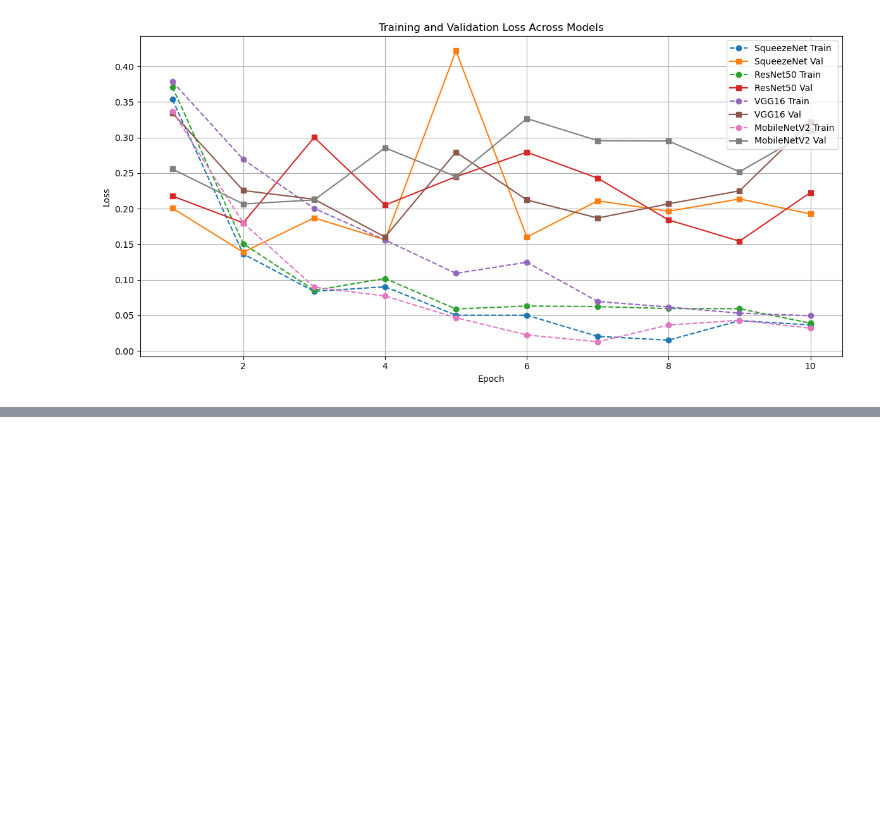
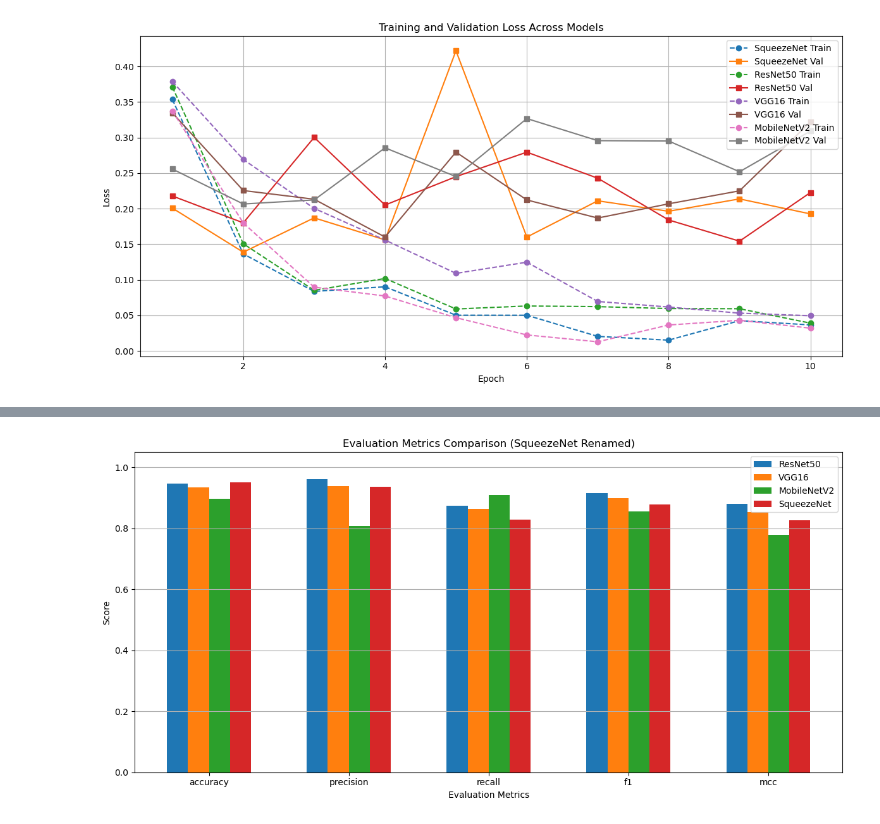
Before and after one commit to SpoorthiKalakuntla/BreastCancerDetection, a Jupyter notebook: CMRConference.ipynb, the cells around one changed output, grey strips where cells are left out. Cells and saved outputs as stored; diff of their text form; code cells hidden in the pictures; blank space fills up the shorter version.

```diff
--- a/CMRConference.ipynb
+++ b/CMRConference.ipynb
@@ -923,0 +952,38 @@ plot_all_models(results)
+# %%
+if "DenseNet121" in evaluation_results:
+    evaluation_results["SqueezeNet"] = evaluation_results.pop("DenseNet121")
+# %%
+import matplotlib.pyplot as plt
+import numpy as np
+
+def plot_grouped_bar_chart(data_dict, title):
+    metrics = list(next(iter(data_dict.values())).keys())
+    models = list(data_dict.keys())
+    num_metrics = len(metrics)
+    num_models = len(models)
+
+    # Set position of bars on X axis
+    bar_width = 0.15
+    x = np.arange(num_metrics)
+
+    plt.figure(figsize=(12, 6))
+
+    # Generate bars for each model
+    for i, model in enumerate(models):
+        values = [data_dict[model][metric] for metric in metrics]
+        plt.bar(x + i * bar_width, values, width=bar_width, label=model)
+
+    # Format the chart
+    plt.xlabel('Evaluation Metrics')
+    plt.ylabel('Score')
+    plt.title(title)
+    plt.xticks(x + bar_width * (num_models - 1) / 2, metrics)
+    plt.ylim(0, 1.05)
+    plt.legend()
+    plt.grid(True, axis='y')
+    plt.tight_layout()
+    plt.show()
+# %%
+plot_grouped_bar_chart(evaluation_results, "Evaluation Metrics Comparison (SqueezeNet Renamed)")
+# %% [output]
+[figure, added]
```
Also changed, not shown: parts of 6 cells of this notebook, 1 other file.
